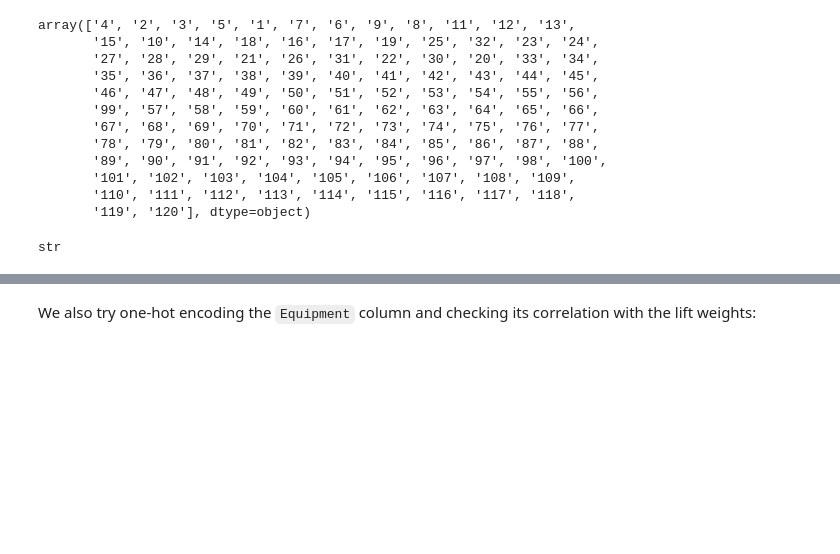
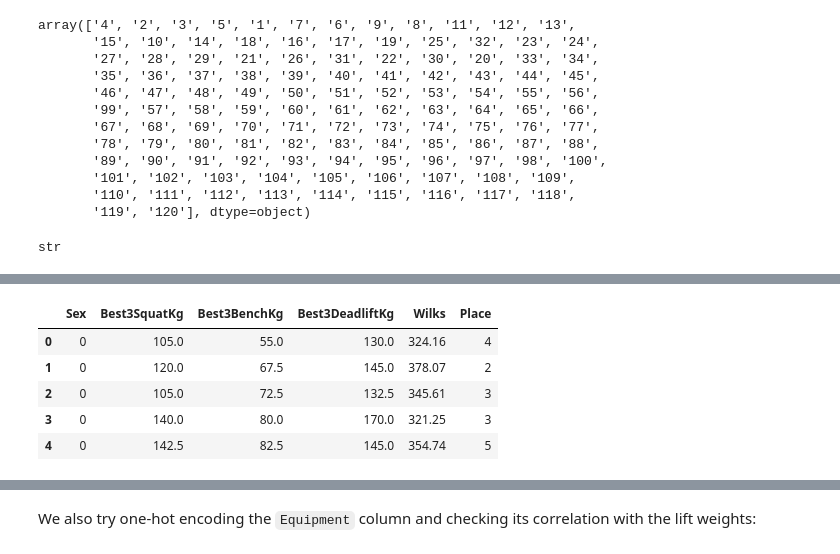
Before and after one commit to AmeerAliSaleem/powerlifting, a Jupyter notebook: Powerlifting_correlations.ipynb, the cells around one changed output, grey strips where cells are left out. Cells and saved outputs as stored; diff of their text form; code cells hidden in the pictures; blank space fills up the shorter version.

```diff
--- a/Powerlifting_correlations.ipynb
+++ b/Powerlifting_correlations.ipynb
@@ -158,3 +162,12 @@ df_numerical.head()
+# %%
+df_numerical.head()
+# %% [output]
+|  | Sex | Best3SquatKg | Best3BenchKg | Best3DeadliftKg | Wilks | Place |
+| 0 | 0 | 105.0 | 55.0 | 130.0 | 324.16 | 4 |
+| 1 | 0 | 120.0 | 67.5 | 145.0 | 378.07 | 2 |
+| 2 | 0 | 105.0 | 72.5 | 132.5 | 345.61 | 3 |
+| 3 | 0 | 140.0 | 80.0 | 170.0 | 321.25 | 3 |
+| 4 | 0 | 142.5 | 82.5 | 145.0 | 354.74 | 5 |
 # %%
 # Produce heatmap for variables
 correlation = df_numerical.corr()
```
Also changed, not shown: parts of 16 cells of this notebook.
